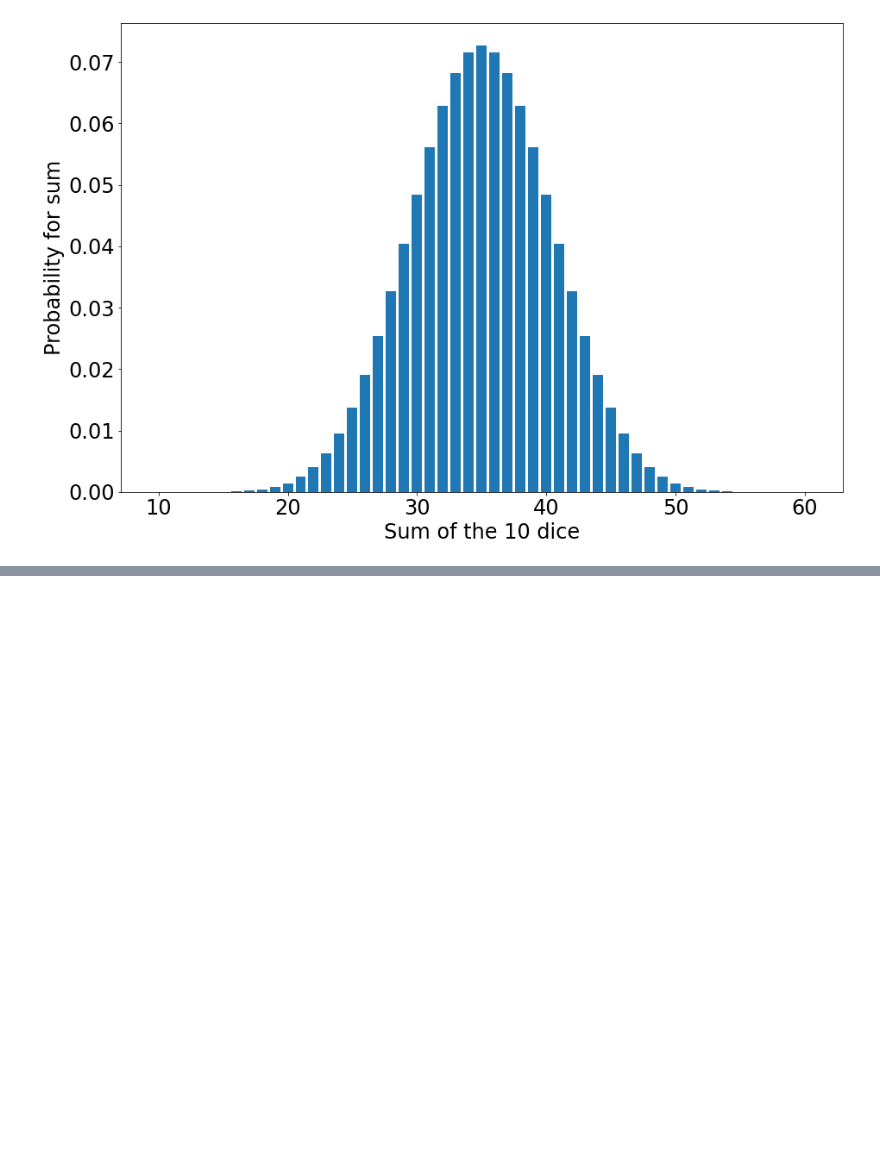
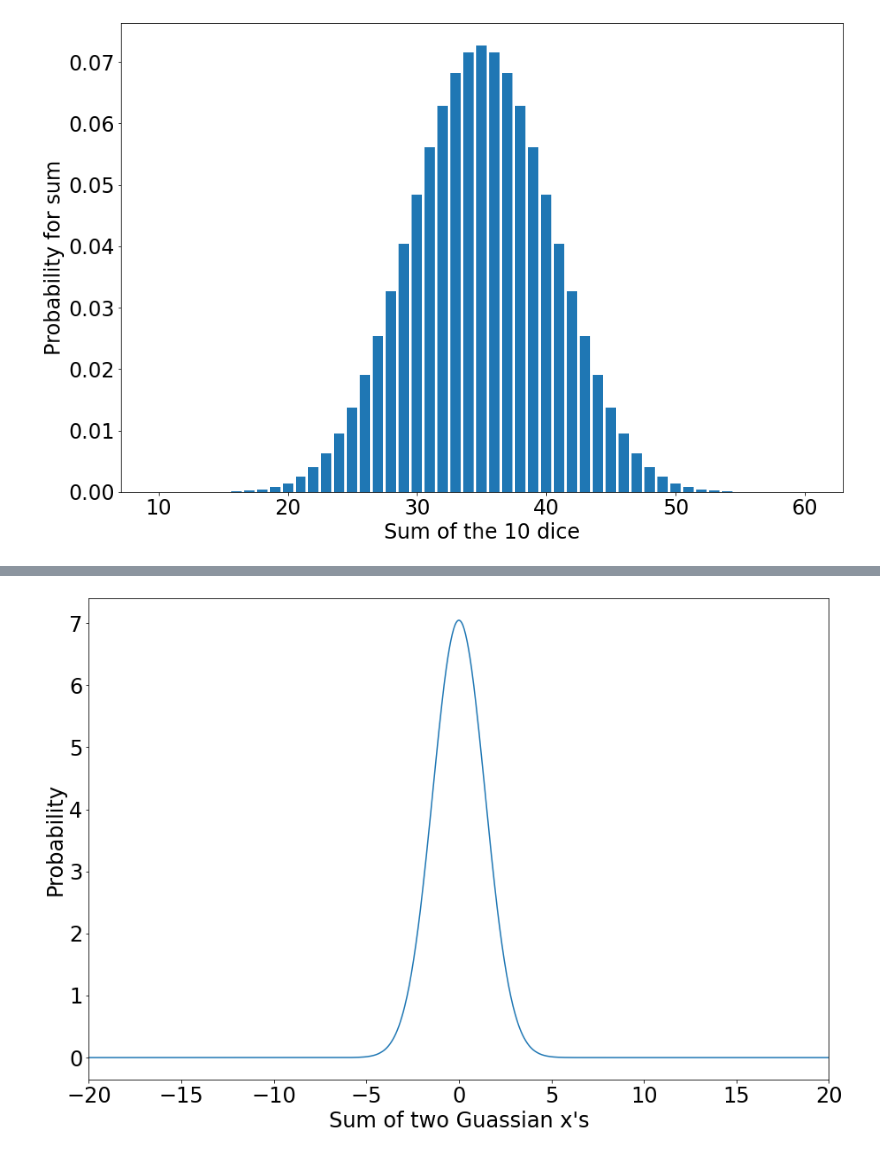
Before and after one commit to williamdolsen/phys434-21au, a Jupyter notebook: homework/hw2/homework2.ipynb, the cells around one changed output, grey strips where cells are left out. Saved outputs shown, nothing was run; the diff lists cells and outputs as text; code cells hidden in the pictures; blank space fills up the shorter version.

```diff
--- a/homework/hw2/homework2.ipynb
+++ b/homework/hw2/homework2.ipynb
@@ -147,0 +162,12 @@ for i in np.linspace(-20, 20, 1000):
+# %%
+gaus_probabilities_convolved = np.convolve(guas_probabilities, guas_probabilities)
+x_fine_convolved = np.linspace(-40, 40, len(gaus_probabilities_convolved))
+
+plt.plot(x_fine_convolved, gaus_probabilities_convolved)
+plt.tick_params(labelsize=24)
+plt.xlabel("Sum of two Guassian x's", fontdict={'size':24})
+plt.ylabel("Probability", fontdict={'size':24})
+plt.xlim(-20, 20)
+plt.show()
+# %% [output]
+[figure, added]
```
Also changed, not shown: parts of 22 cells of this notebook.
